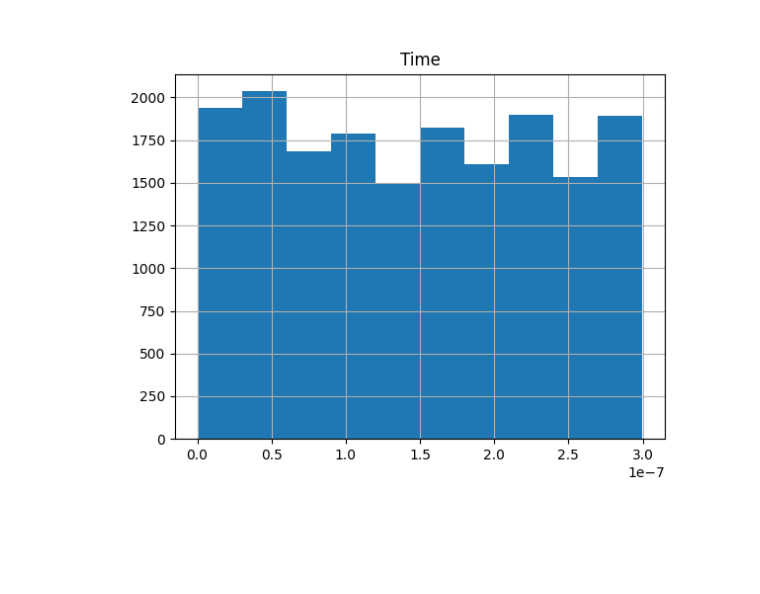
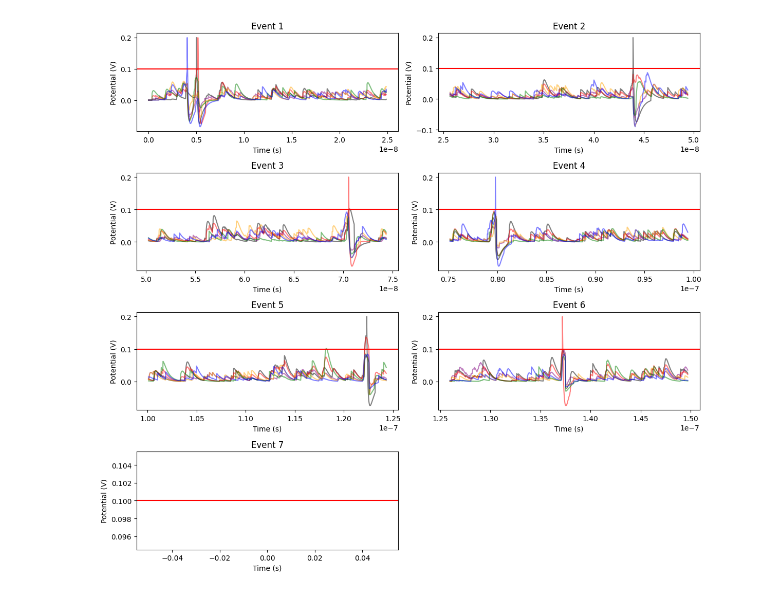
Before and after one commit to Fabiocufino/CMS-SpikingNeuralNetwork, a Jupyter notebook: Code/class_implementation/plotpot.ipynb, the cells around one changed output. Saved outputs shown, nothing was run; the diff lists cells and outputs as text; code cells hidden in the pictures; blank space fills up the shorter version.

```diff
--- a/Code/class_implementation/plotpot.ipynb
+++ b/Code/class_implementation/plotpot.ipynb
@@ -54,4 +57,31 @@ plt.show()
-# %%
-data.hist("Time");
-# %% [output]
-[figure, removed]
+# %%
+fig, ax = plt.subplots(3, 2)
+#fig size
+fig.set_size_inches(12, 11)
+
+# plot potential vs. time
+for EV in range(1, 8):
+    #plot in a matrix
+    plt.subplot(4, 2, EV)
+    #plt.scatter(data['Time'][data['Event'] == EV], data['V(t)_6'][data['Event'] == EV], c='b', marker='.',s=2)
+
+    plt.plot(data['Time'][data['Event'] == EV], data['V(t)_0'][data['Event'] == EV], c='purple', marker='None', alpha=0.5)
+    plt.plot(data['Time'][data['Event'] == EV], data['V(t)_1'][data['Event'] == EV], c='red', marker='None', alpha=0.5)
+    plt.plot(data['Time'][data['Event'] == EV], data['V(t)_2'][data['Event'] == EV], c='orange', marker='None', alpha=0.5)
+    plt.plot(data['Time'][data['Event'] == EV], data['V(t)_3'][data['Event'] == EV], c='black', marker='None', alpha=0.5)
+    plt.plot(data['Time'][data['Event'] == EV], data['V(t)_4'][data['Event'] == EV], c='green', marker='None', alpha=0.5)
+    plt.plot(data['Time'][data['Event'] == EV], data['V(t)_5'][data['Event'] == EV], c='blue', marker='None', alpha=0.5)
+
+    # if EV == 4:
+    #     plt.xlim(0.97e-7, 1e-7)
+
+    #plot trashhold
+    plt.axhline(y=0.1, color='r', linestyle='-')
+    plt.xlabel('Time (s)')
+    plt.ylabel('Potential (V)')
+    plt.title('Event ' + str(EV))
+plt.tight_layout()
+plt.savefig("V6.pdf")
+plt.show()
+# %% [output]
+[figure, added]
```
Also changed, not shown: parts of 3 cells of this notebook, 32 other files.
